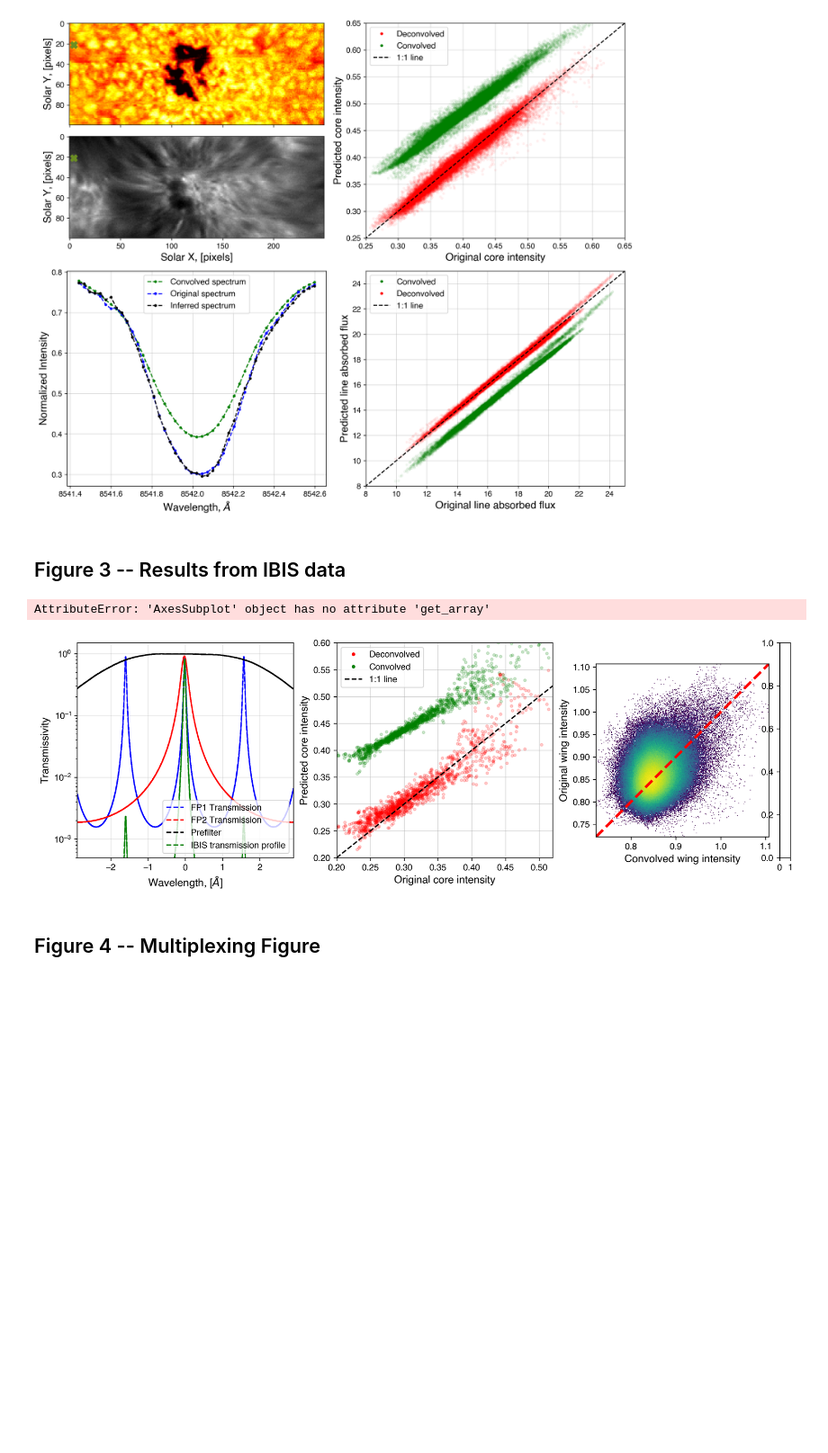
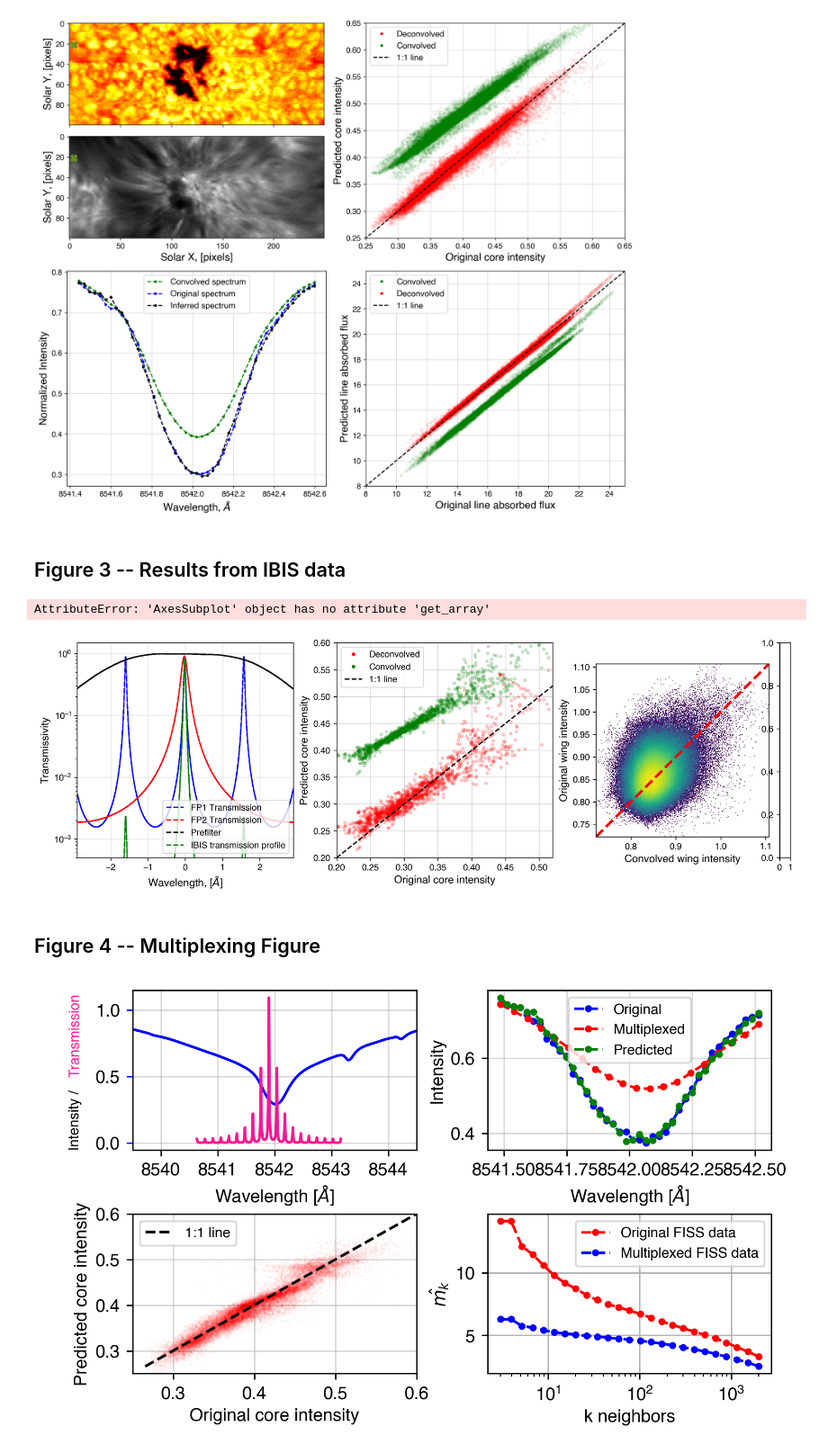
Before and after one commit to momomolnar/SPSF_remove, a Jupyter notebook: CNNs_figures_notebook.ipynb, the cells around one changed output. Shown at 90% size. Cells and saved outputs as stored; diff of their text form; code cells hidden in the pictures; blank space fills up the shorter version.

Commit message:
Added working version of the multiplexing with Batch normalization layers (thanks Ben!!!) and added a notebook to create custom transmission profiles from dual FP systems

```diff
--- a/CNNs_figures_notebook.ipynb
+++ b/CNNs_figures_notebook.ipynb
@@ -429,0 +460,79 @@ AttributeError: 'AxesSubplot' object has no attribute 'get_array'
+# %%
+gs1 = plt.figure(figsize=(6.5, 4), dpi=250)
+gs1 = gridspec.GridSpec(2, 2)
+gs1.update(wspace=0.25, hspace=0.4) # set the spacing between axes.
+
+fSizeAxisLabel       = 12
+color1               = 'blue'
+color2               = 'deeppink'
+redux_ratio          = 2
+norm_conv            = 5000
+axis_labelpad_offset = 3
+fontsize_legend      = 8
+
+
+axis = [ax0, ax1, ax2, ax3]
+
+for axes in axis:
+    axes.xaxis.labelpad = -30
+    axes.yaxis.labelpad = -3
+
+ax0 = plt.subplot(gs1[0, 0])
+ax0.plot(wave502+8541.9, caData, label='Average spectrum', color=color1)
+ax0.tick_params(axis='y', color=color1)
+ax0.set_xlabel('Wavelength [$\\AA$]')
+multicolor_ylabel(ax0, ('Intensity / ', 'Transmission'), ('deeppink', 'k'),
+                  axis='y', size=8, weight='bold', anchorpad=-2)
+ax0.set_xlim(8542-2.5, 8542+2.5)
+ax0.plot(0, 0, '-', color=color2, label='Transmission profile')
+ax0.grid(alpha=0.5)
+ax0.xaxis.labelpad = axis_labelpad_offset
+ax0.yaxis.labelpad = axis_labelpad_offset - 10
+
+# ax01 = ax0.twinx()
+
+# ax2.set_ylabel('Transmissivity', color=color2)
+ax0.plot(wave_filter+8541.9, trans_filter*30, color=color2, label='Transmission profile')
+# ax01.tick_params(axis='y', labelcolor=color2)
+
+
+ax1 = plt.subplot(gs1[0, 1])
+ax1.plot(wavescale,caData1, 'b--.', label='Original')
+ax1.plot(wavescale1, caConvolvedMP, 'r--.', label='Multiplexed')
+ax1.plot(wavescale, res, 'g--.', label='Predicted')
+ax1.grid(alpha=0.5)
+ax1.set_xlabel('Wavelength [$\\AA$]')
+ax1.set_ylabel('Intensity')
+ax1.legend(prop={"size":fontsize_legend})
+ax1.xaxis.labelpad = axis_labelpad_offset
+ax1.yaxis.labelpad = axis_labelpad_offset
+
+ax2 = plt.subplot(gs1[1, 0])
+ax2.plot(np.amin(caData_all/norm_conv, axis=1),
+         np.amin(predict,axis=1), 'r.' , alpha=0.022, markersize=1)
+wavex = np.linspace(np.amin(caData_all/norm_conv), np.amax(caData_all/norm_conv))
+ax2.plot(wavex, wavex, 'k--', label='1:1 line')
+ax2.set_xlabel('Original core intensity')
+ax2.set_ylabel('Predicted core intensity')
+ax2.set_xlim(0.25, 0.6)
+ax2.set_ylim(0.25, 0.6)
+ax2.grid(alpha=0.5)
+ax2.legend(prop={"size":fontsize_legend})
+ax2.xaxis.labelpad = axis_labelpad_offset
+ax2.yaxis.labelpad = axis_labelpad_offset
+
+ax3 = plt.subplot(gs1[1, 1])
+ax3.plot(waves, intdim_original, 'r.--', label='Original FISS data')
+ax3.plot(waves, intdim_multiplex, 'b.--', label='Multiplexed FISS data')
+ax3.set_xlabel('k neighbors')
+ax3.set_ylabel('$\hat{m_k}$')
+ax3.set_xscale('log')
+ax3.grid()
+ax3.legend(prop={"size":fontsize_legend})
+ax3.xaxis.labelpad = axis_labelpad_offset
+ax3.yaxis.labelpad = axis_labelpad_offset
+# plt.tight_layout()
+
+plt.savefig('Figures/Fig_4.png')
+# %% [output]
+[figure, added]
```
Also changed, not shown: parts of 4 cells of this notebook, 4 other files.
